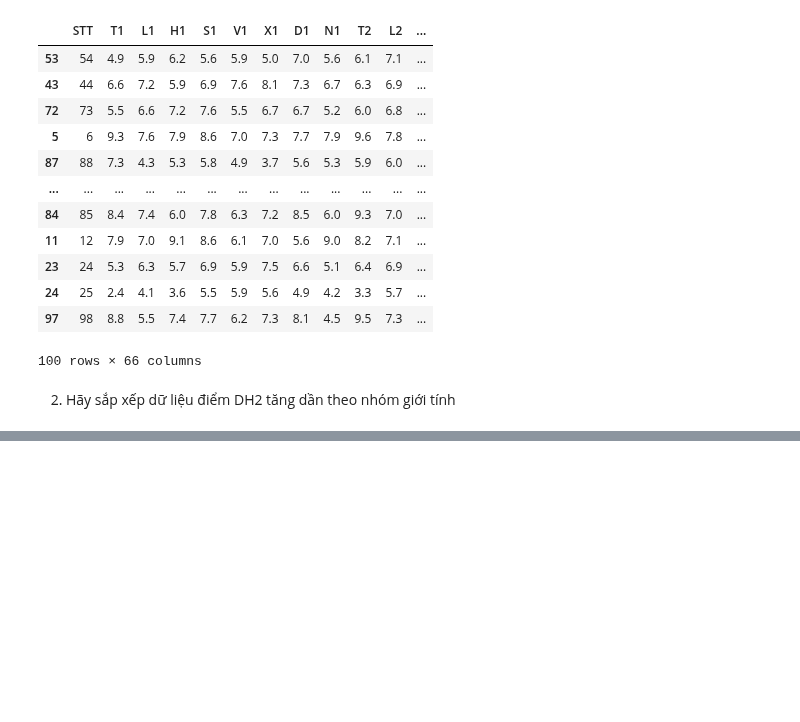
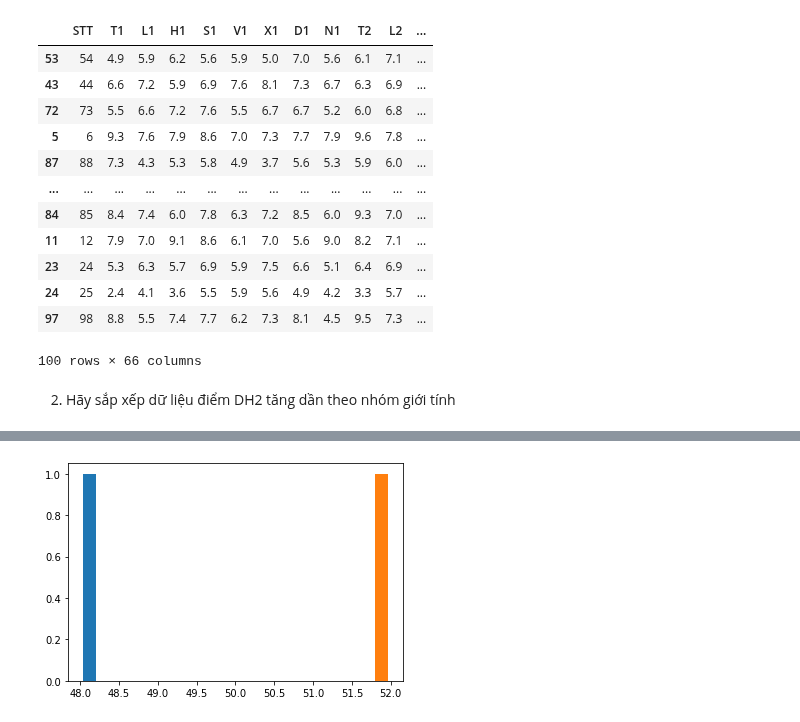
Before and after one commit to trinhvanypro1/-DataAnalystDeepLearning, a Jupyter notebook: Lab2.ipynb, the cells around one changed output, grey strips where cells are left out. Cells and saved outputs as stored; diff of their text form; code cells hidden in the pictures; blank space fills up the shorter version.

```diff
--- a/Lab2.ipynb
+++ b/Lab2.ipynb
@@ -425,0 +123,5 @@ unstackPhanLopT1['COUNT_PHANLOPT1'].plot.bar()
+# %%
+plt.hist(gt)
+plt.show()
+# %% [output]
+[figure, added]
```
Also changed, not shown: parts of 62 cells of this notebook.
